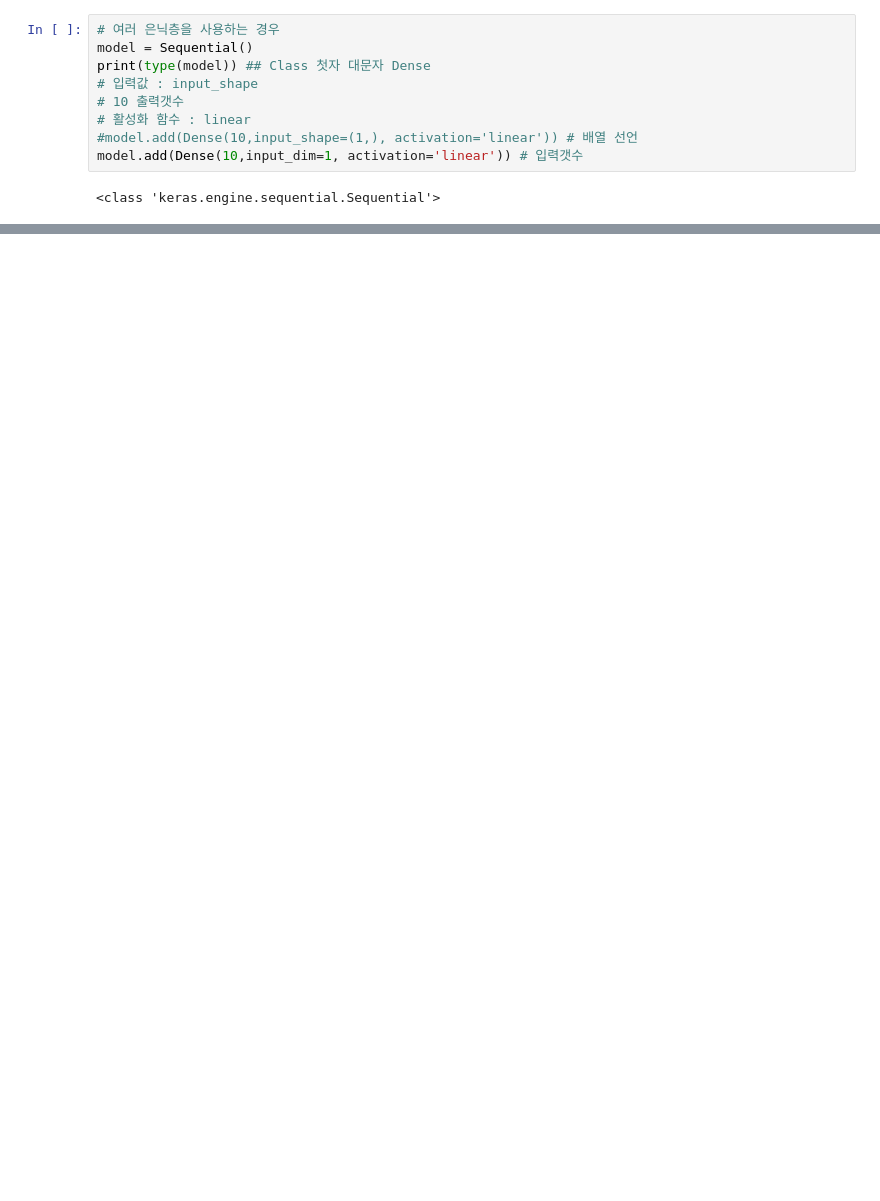
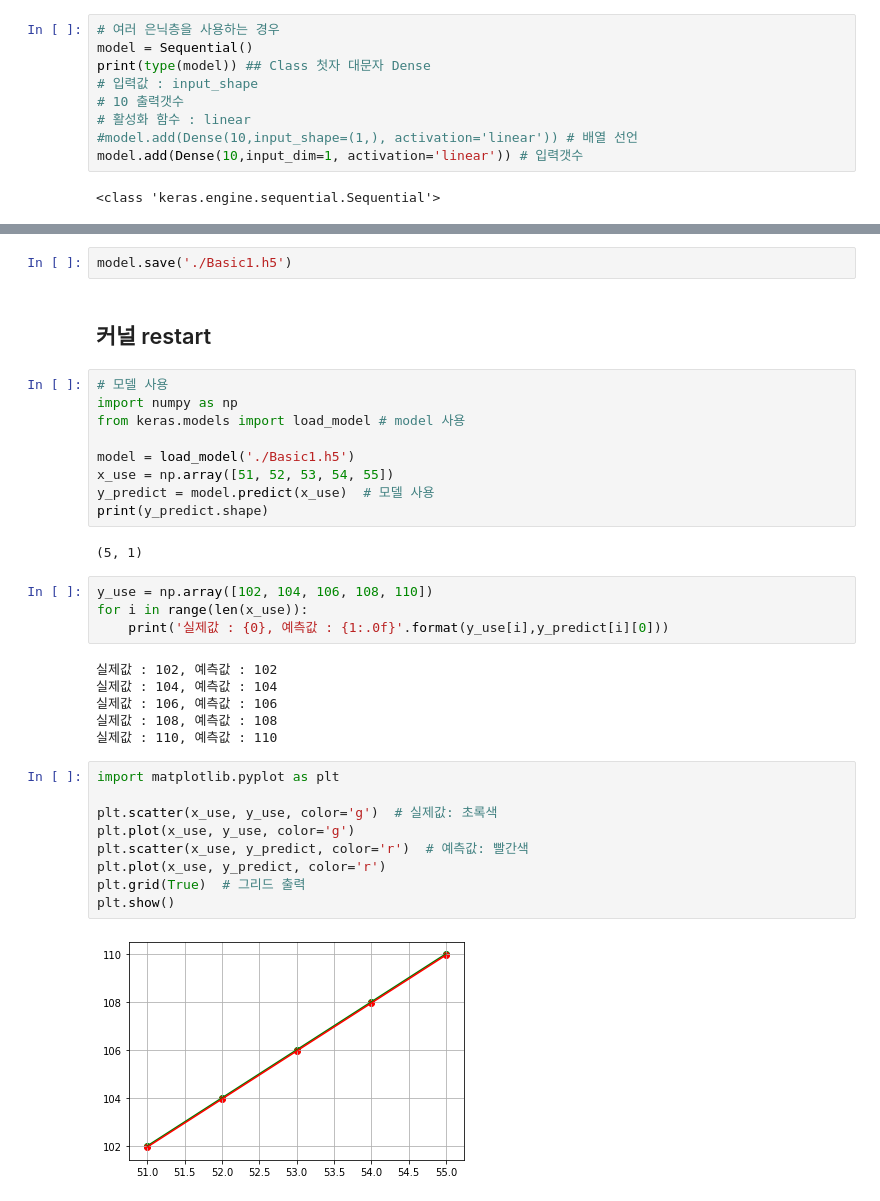
Before and after one commit to anabasis/tensorflow, a Jupyter notebook: ws_python/notebook/machine/keras/22.Basic1.ipynb, the cells around one changed output, grey strips where cells are left out. Saved outputs shown, nothing was run; the diff lists cells and outputs as text; blank space fills up the shorter version.

```diff
--- a/ws_python/notebook/machine/keras/22.Basic1.ipynb
+++ b/ws_python/notebook/machine/keras/22.Basic1.ipynb
@@ -115,0 +189,36 @@ model.add(Dense(10,input_dim=1, activation='linear')) # 입력갯수
+# %%
+model.save('./Basic1.h5')
+# %% [markdown]
+## 커널 restart
+# %%
+# 모델 사용
+import numpy as np
+from keras.models import load_model # model 사용
+
+model = load_model('./Basic1.h5')
+x_use = np.array([51, 52, 53, 54, 55])
+y_predict = model.predict(x_use)  # 모델 사용
+print(y_predict.shape)
+# %% [output]
+(5, 1)
+# %%
+y_use = np.array([102, 104, 106, 108, 110])
+for i in range(len(x_use)):
+    print('실제값 : {0}, 예측값 : {1:.0f}'.format(y_use[i],y_predict[i][0]))
+# %% [output]
+실제값 : 102, 예측값 : 102
+실제값 : 104, 예측값 : 104
+실제값 : 106, 예측값 : 106
+실제값 : 108, 예측값 : 108
+실제값 : 110, 예측값 : 110
+# %%
+import matplotlib.pyplot as plt
+
+plt.scatter(x_use, y_use, color='g')  # 실제값: 초록색
+plt.plot(x_use, y_use, color='g')
+plt.scatter(x_use, y_predict, color='r')  # 예측값: 빨간색
+plt.plot(x_use, y_predict, color='r')
+plt.grid(True)  # 그리드 출력
+plt.show()
+# %% [output]
+[figure, added]
```
Also changed, not shown: parts of 9 cells of this notebook, 13 other files.
